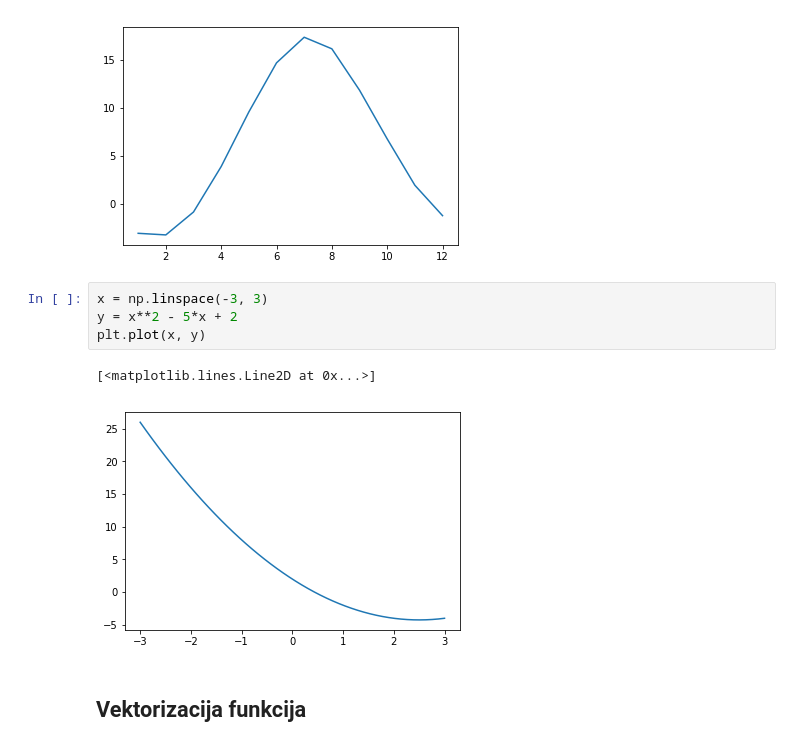
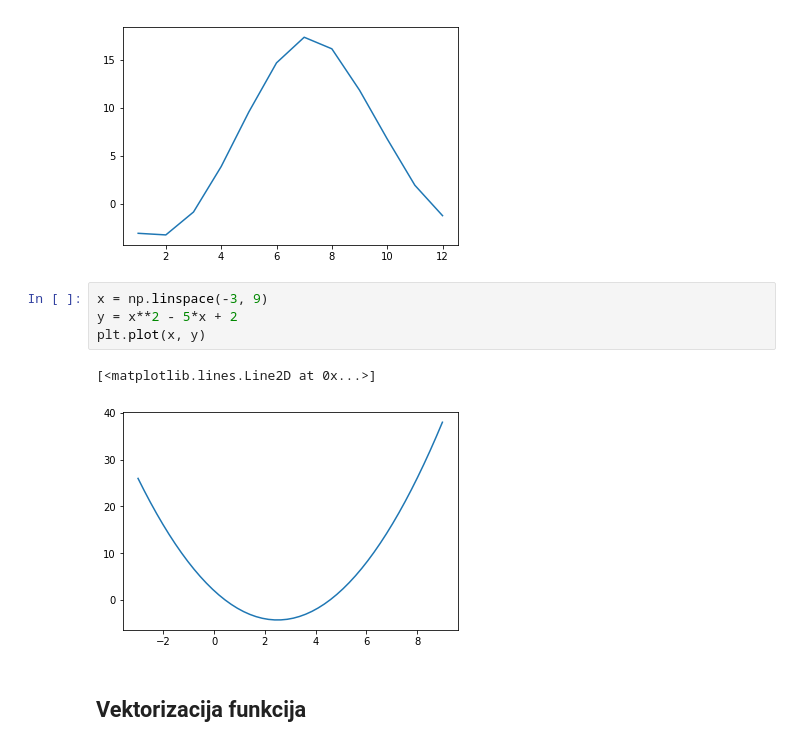
Before and after one commit to vedgar/ms, a Jupyter notebook: Predavanje 2.ipynb, the cells around one changed output. Drawn from its saved outputs; the diff is of its cells as text.

```diff
--- a/Predavanje 2.ipynb
+++ b/Predavanje 2.ipynb
@@ -486,12 +536,12 @@ plt.plot(po_mjesecima.keys(), po_mjesecima.values())
 [<matplotlib.lines.Line2D at 0x...>]
 [figure]
 # %%
-x = np.linspace(-3, 3)
+x = np.linspace(-3, 9)
 y = x**2 - 5*x + 2
 plt.plot(x, y)
 # %% [output]
 [<matplotlib.lines.Line2D at 0x...>]
-[figure, old version]
+[figure, new version]
 # %% [markdown]
 ## Vektorizacija funkcija
 # %%
```
Also changed, not shown: parts of 22 cells of this notebook, 1 other file.
